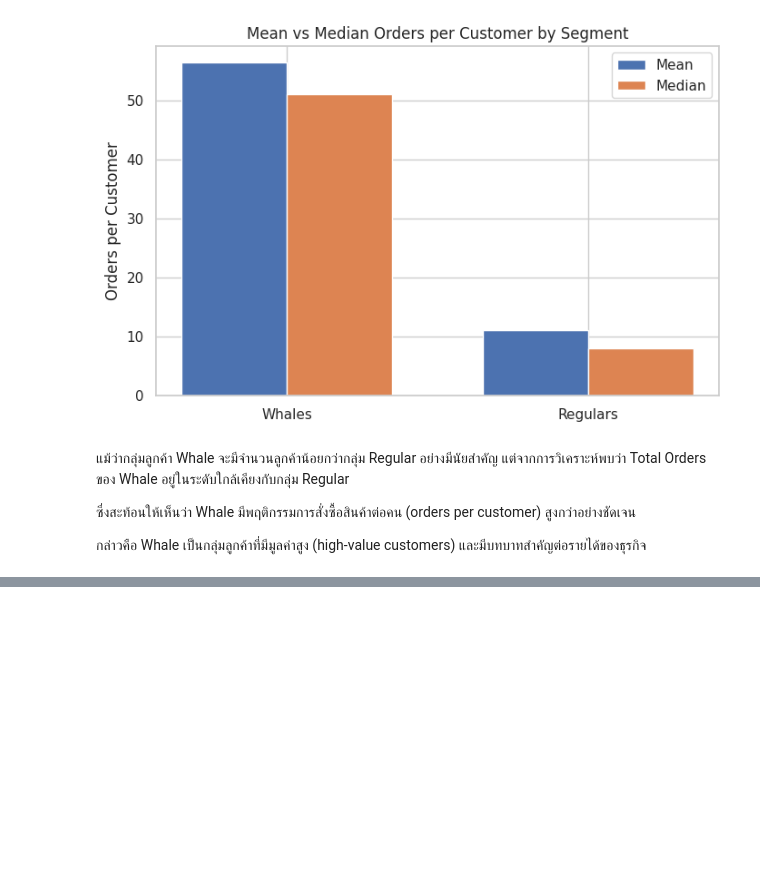
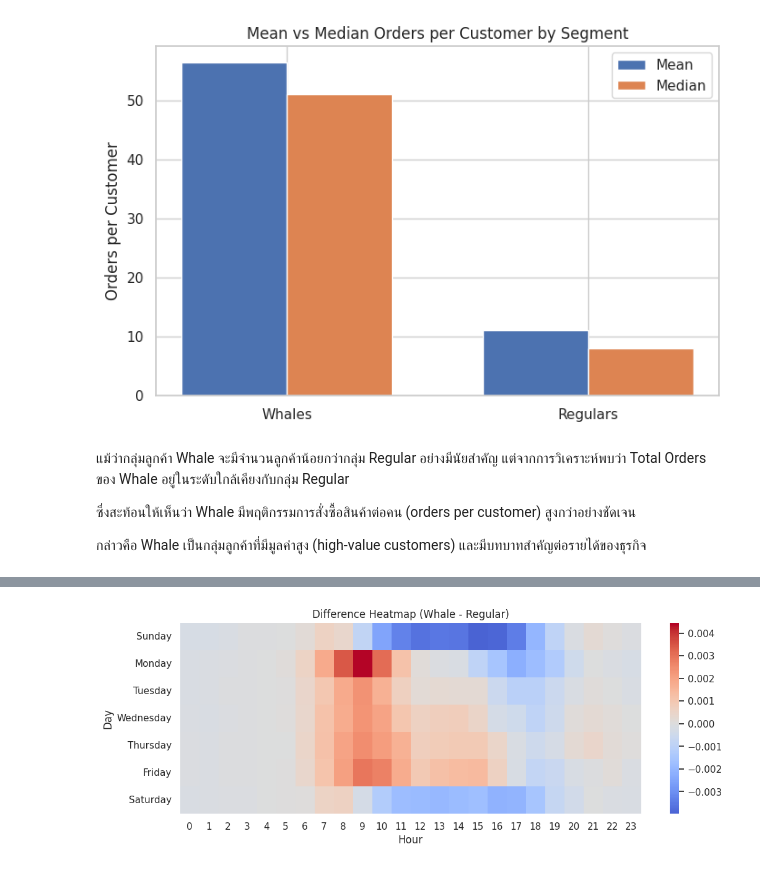
Before and after one commit to ppts2545/Instacart-Market-Basket-Analysis, a Jupyter notebook: notebooks/02_Exploratory_Data_Analysis/02a_customer_kpi_segments.ipynb, the cells around one changed output, grey strips where cells are left out. Drawn from its saved outputs; the diff is of its cells as text; code cells hidden in the pictures; blank space fills up the shorter version.

```diff
--- a/notebooks/02_Exploratory_Data_Analysis/02a_customer_kpi_segments.ipynb
+++ b/notebooks/02_Exploratory_Data_Analysis/02a_customer_kpi_segments.ipynb
@@ -744,0 +836,34 @@ plt.show()
+# %%
+def create_pivot(df, segment):
+    subset = df[df["segment"] == segment]
+
+    pivot = (
+        subset.pivot_table(
+            index="day_name",
+            columns="order_hour_of_day",
+            values="order_count",
+            fill_value=0,
+        )
+        .reindex(day_order)
+        .reindex(columns=range(24), fill_value=0)
+    )
+
+    return pivot / pivot.values.sum()  # normalize
+
+whale_pivot = create_pivot(segment_heatmap, "Whales")
+regular_pivot = create_pivot(segment_heatmap, "Regulars")
+
+diff = whale_pivot - regular_pivot
+
+
+#Plotting Visualization
+plt.figure(figsize=(12,4))
+sns.heatmap(diff, cmap="coolwarm", center=0)
+
+plt.title("Difference Heatmap (Whale - Regular)")
+plt.xlabel("Hour")
+plt.ylabel("Day")
+
+plt.show()
+# %% [output]
+[figure, added]
```
Also changed, not shown: parts of 7 cells of this notebook.
